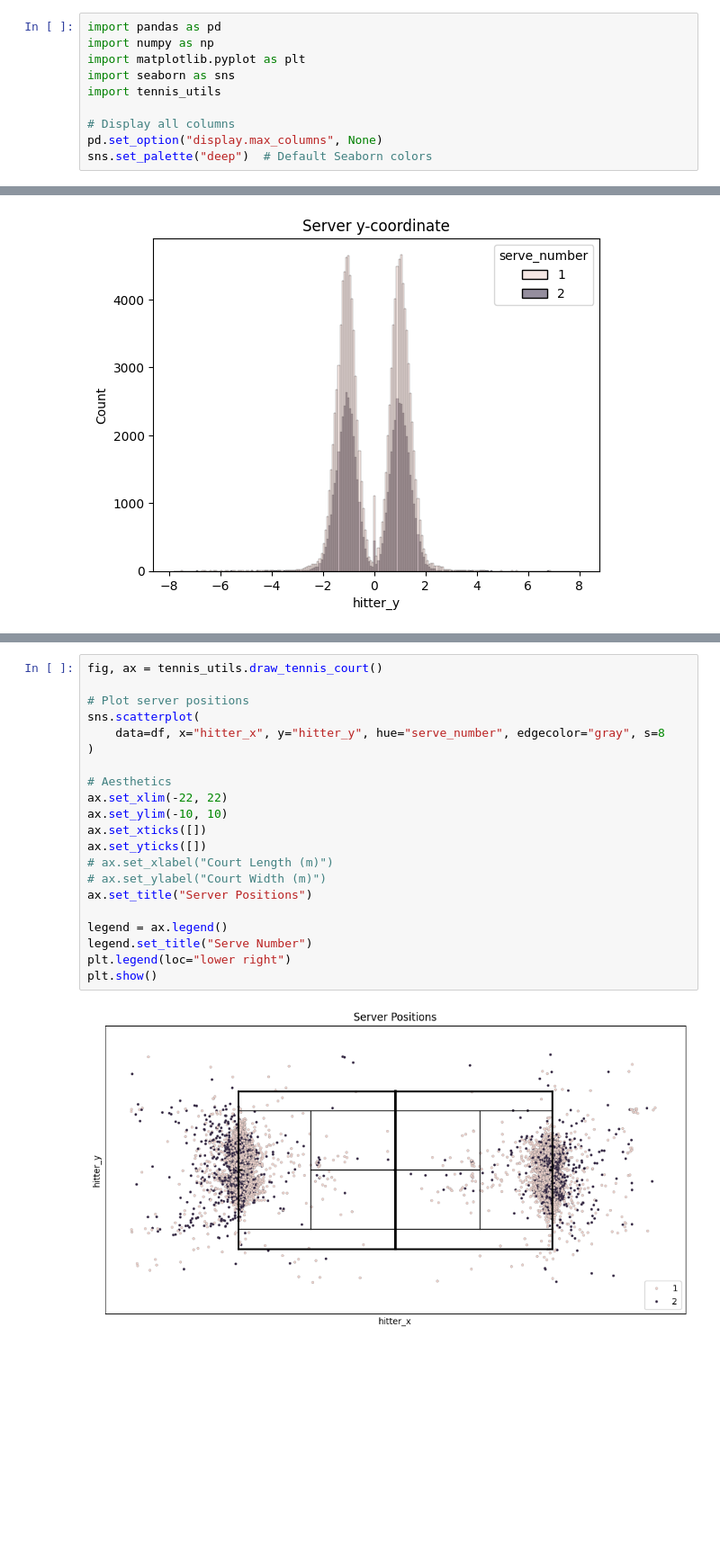
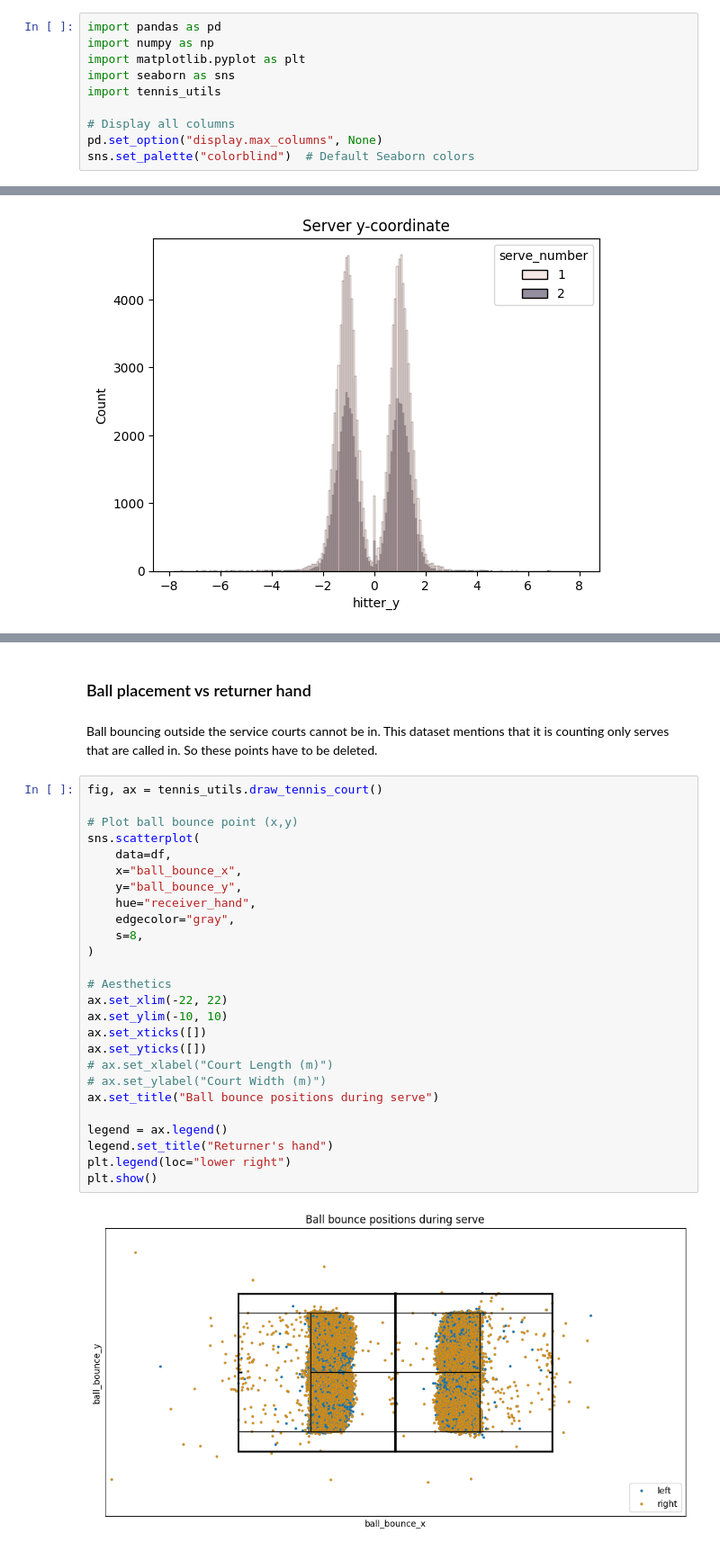
Before and after one commit to apbw-6/Tennis_Ace_Prediction, a Jupyter notebook: Data_Exploration.ipynb, the cells around one changed output, grey strips where cells are left out. Shown at 90% size. Cells and saved outputs as stored; diff of their text form; blank space fills up the shorter version.

Commit message:
some more visualisation

```diff
--- a/Data_Exploration.ipynb
+++ b/Data_Exploration.ipynb
@@ -11,7 +11,7 @@ import tennis_utils
 
 # Display all columns
 pd.set_option("display.max_columns", None)
-sns.set_palette("deep")  # Default Seaborn colors
+sns.set_palette("colorblind")  # Default Seaborn colors
 # %% [markdown]
 ## Data Understanding and Exploration
 # %%
@@ -119,23 +184,32 @@ plt.show()
+# %% [markdown]
+### Ball placement vs returner hand
+# %% [markdown]
+Ball bouncing outside the service courts cannot be in. This dataset mentions that it is counting only serves that are called in. So these points have to be deleted.
 # %%
 fig, ax = tennis_utils.draw_tennis_court()
 
-# Plot server positions
+# Plot ball bounce point (x,y)
 sns.scatterplot(
-    data=df, x="hitter_x", y="hitter_y", hue="serve_number", edgecolor="gray", s=8
+    data=df,
+    x="ball_bounce_x",
+    y="ball_bounce_y",
+    hue="receiver_hand",
+    edgecolor="gray",
+    s=8,
 )
 
 # Aesthetics
 ax.set_xlim(-22, 22)
 ax.set_ylim(-10, 10)
 ax.set_xticks([])
 ax.set_yticks([])
 # ax.set_xlabel("Court Length (m)")
 # ax.set_ylabel("Court Width (m)")
-ax.set_title("Server Positions")
+ax.set_title("Ball bounce positions during serve")
 
 legend = ax.legend()
-legend.set_title("Serve Number")
+legend.set_title("Returner's hand")
 plt.legend(loc="lower right")
 plt.show()
 # %% [output]
-[figure, old version]
+[figure, new version]
```
Also changed, not shown: parts of 15 cells of this notebook, 1 other file.
